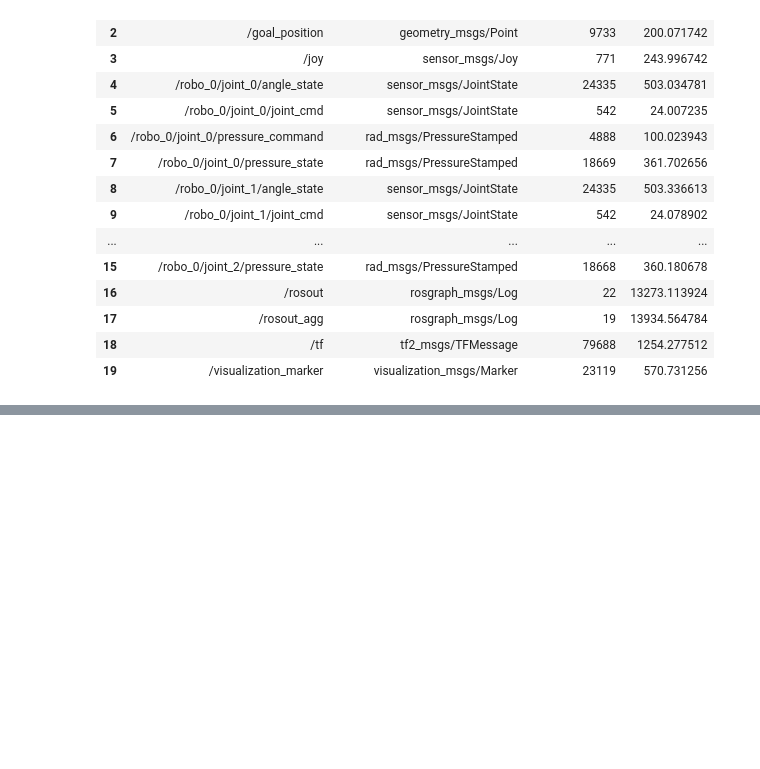
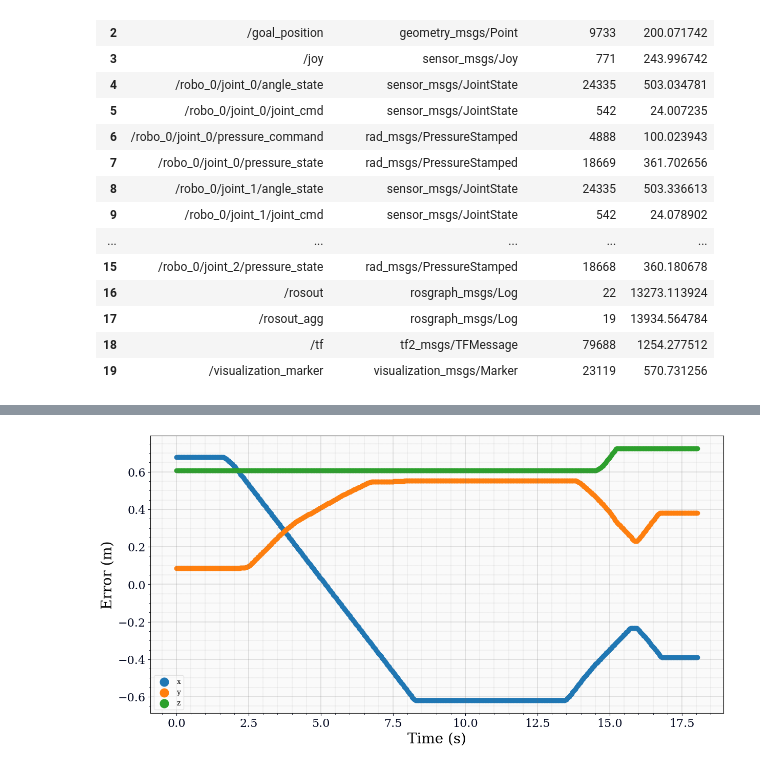
Before and after one commit to dcheney01/bellows_ik, a Jupyter notebook: rosbag_info/bag_interpreter.ipynb, the cells around one changed output, grey strips where cells are left out. Cells and saved outputs as stored; diff of their text form; code cells hidden in the pictures; blank space fills up the shorter version.

```diff
--- a/rosbag_info/bag_interpreter.ipynb
+++ b/rosbag_info/bag_interpreter.ipynb
@@ -143,0 +94,27 @@ plt.show()
+# %%
+# Second data set
+goal_df2 = goal_df[1]
+current_df2 = current_df[1]
+
+# Get the time to start at 12 s for both data_frames (when something interesting starts to happen)
+goal_df2['Time'] = goal_df2['Time'].subtract(goal_df2['Time'].iat[0] + 12)
+
+current_df2['Time'] = current_df2['Time'].subtract(current_df2['Time'].iat[0] + 12)
+
+
+# make goal and current df the same size
+smaller_current_df2 = current_df2[2462:]
+smaller_current_df2 = smaller_current_df2[::2]
+smaller_current_df2 = smaller_current_df2[:-12]
+
+smaller_goal_df2 = goal_df2[2442:]
+smaller_goal_df2 = smaller_goal_df2[::12]
+
+smaller_goal_df2.reset_index(inplace = True, drop = True)
+smaller_current_df2.reset_index(inplace = True, drop = True)
+
+error_df2 = smaller_goal_df2.subtract(smaller_current_df2)
+error_df2['Time'] = smaller_goal_df2['Time']
+
+plot_df(error_df2)
+# smaller_goal_df2
@@ -143,0 +211,5 @@ plt.show()
+# %%
+# plot_df(goal_df2)
+plot_df(smaller_goal_df2)
+# %% [output]
+[figure, added]
```
Also changed, not shown: parts of 17 cells of this notebook, 7 other files.
